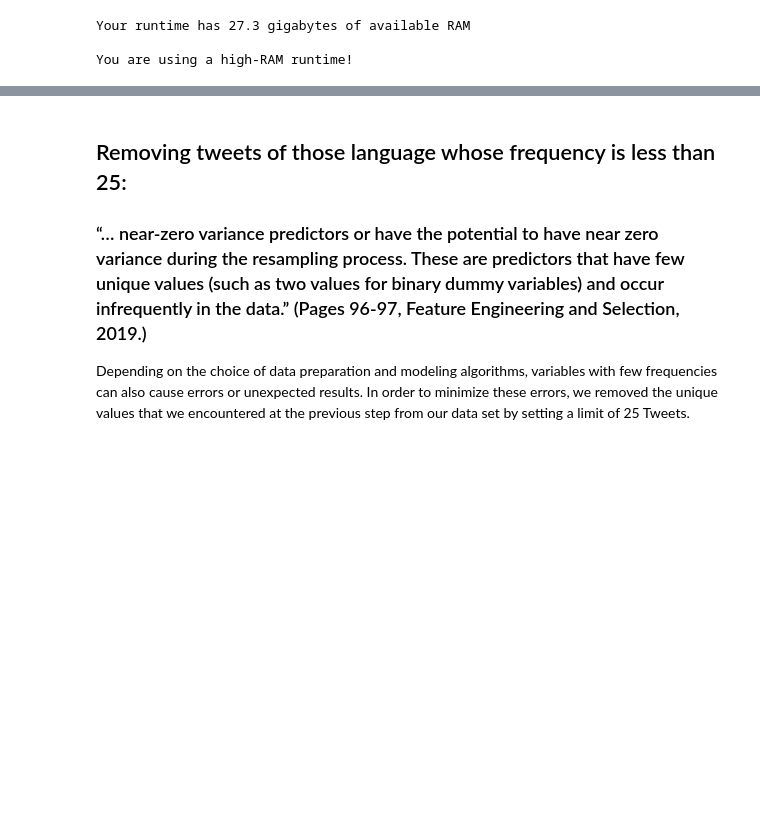
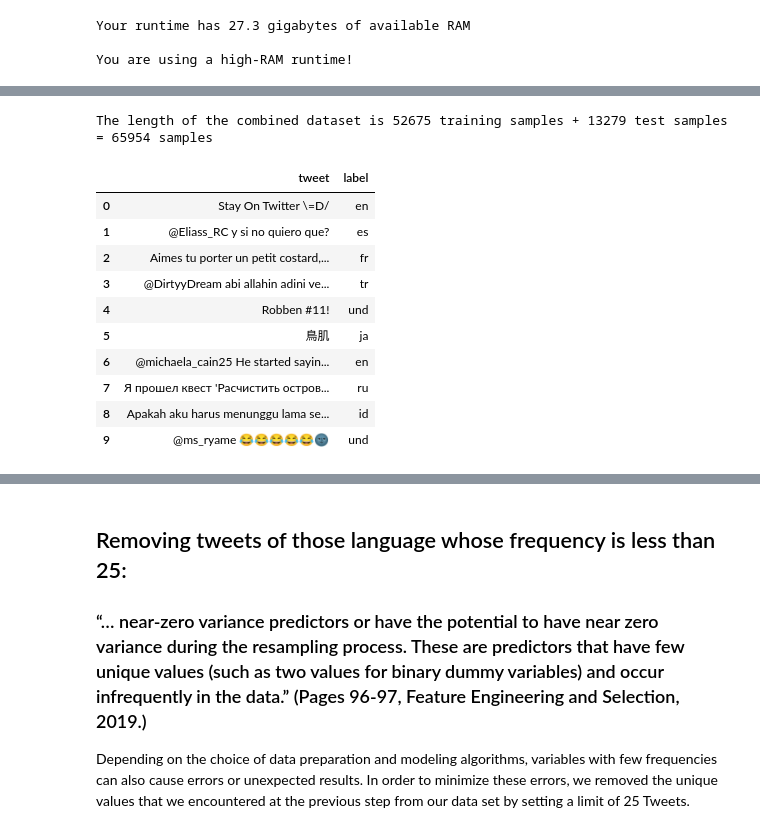
Before and after one commit to jan-kreischer/UZH_ML4NLP, a Jupyter notebook: Project-03/ex03_cnn_jan.ipynb, the cells around one changed output, grey strips where cells are left out. Saved outputs shown, nothing was run; the diff lists cells and outputs as text; code cells hidden in the pictures; blank space fills up the shorter version.

```diff
--- a/Project-03/ex03_cnn_jan.ipynb
+++ b/Project-03/ex03_cnn_jan.ipynb
@@ -118,2 +94,0 @@ df_test.label.nunique(), df_train_dev.label.nunique()
-# %%
-pd.options.display.max_rows = 100
@@ -201,0 +120,4 @@ plt.ylim(ymin * scale_factor, ymax * scale_factor)
+# %%
+print("The length of the combined dataset is {0} training samples + {1} test samples = {2} samples".format(len(df_train), len(df_test), len(dataset)))
+# %% [output]
+The length of the combined dataset is 52675 training samples + 13279 test samples = 65954 samples
@@ -201,0 +126,14 @@ plt.ylim(ymin * scale_factor, ymax * scale_factor)
+# %%
+dataset.head(10) # Show some sample tweets
+# %% [output]
+|  | tweet | label |
+| 0 | Stay On Twitter \=D/ | en |
+| 1 | @Eliass_RC y si no quiero que? | es |
+| 2 | Aimes tu porter un petit costard,... | fr |
+| 3 | @DirtyyDream abi allahin adini ve... | tr |
+| 4 | Robben #11! | und |
+| 5 | 鳥肌 | ja |
+| 6 | @michaela_cain25 He started sayin... | en |
+| 7 | Я прошел квест 'Расчистить остров... | ru |
+| 8 | Apakah aku harus menunggu lama se... | id |
+| 9 | @ms_ryame 😂😂😂😂😂🌚 | und |
```
Also changed, not shown: parts of 38 cells of this notebook.
